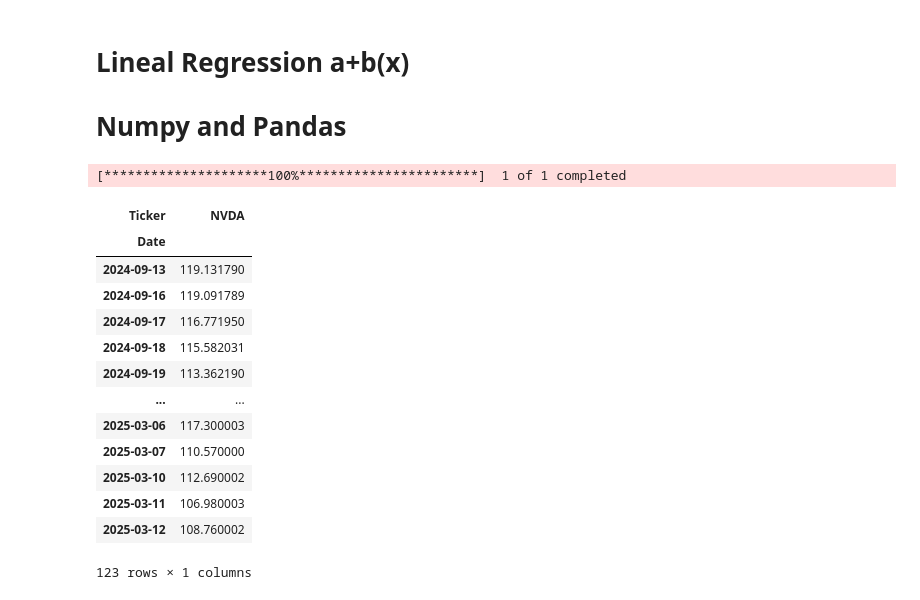
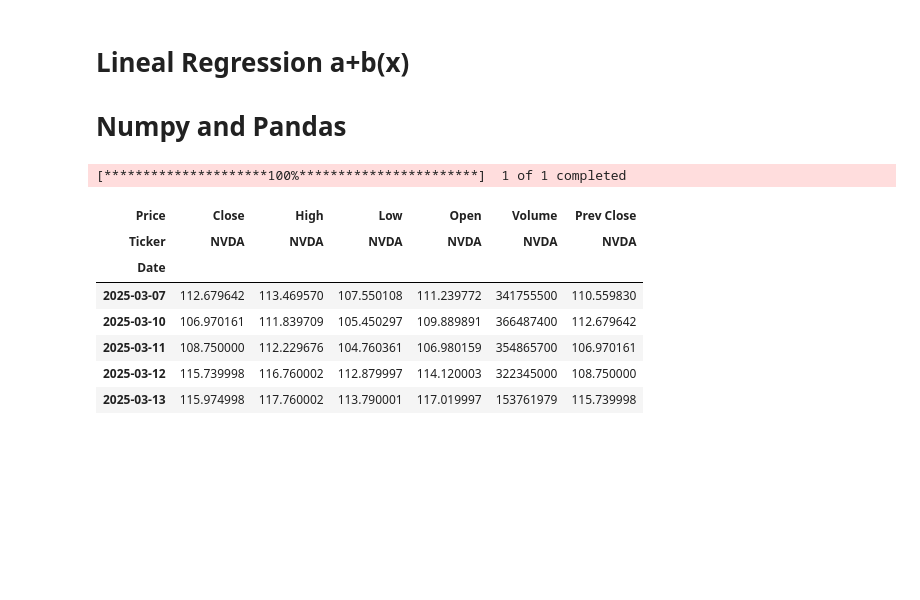
Before and after one commit to W0480628/Stock-Market, a Jupyter notebook: StockMrket.ipynb, the cells around one changed output. Cells and saved outputs as stored; diff of their text form; code cells hidden in the pictures; blank space fills up the shorter version.

```diff
--- a/StockMrket.ipynb
+++ b/StockMrket.ipynb
@@ -4,38 +4,31 @@
 # %%
 import yfinance as yf
 import numpy as np
 import matplotlib.pyplot as plt
 import pandas as pd
+from sklearn import metrics
 dat = yf.Ticker("NVDA")
 df = yf.download(["NVDA"], period='6mo')
 df[('Prev Close', 'NVDA')] = df[('Close', 'NVDA')].shift(1)  # Shifted by 1 to use previous day's close to predict today's
 df.dropna(inplace=True)  # Remove rows with NaN values
 df.tail()
-df['Prev Close']
-
 # df['Prev Close']
 
 # dat.calendar
 # dat.analyst_price_targets
 # dat.quarterly_income_stmt
 # dat.history(period='1mo')
 # dat.option_chain(dat.options[0]).calls
 # %% [output]
 [*********************100%***********************]  1 of 1 completed
-| Ticker | NVDA |
-| Date |  |
-| 2024-09-13 | 119.131790 |
-| 2024-09-16 | 119.091789 |
-| 2024-09-17 | 116.771950 |
-| 2024-09-18 | 115.582031 |
-| 2024-09-19 | 113.362190 |
-| ... | ... |
-| 2025-03-06 | 117.300003 |
-| 2025-03-07 | 110.570000 |
-| 2025-03-10 | 112.690002 |
-| 2025-03-11 | 106.980003 |
-| 2025-03-12 | 108.760002 |
+| Price | Close | High | Low | Open | Volume | Prev Close |
+| Ticker | NVDA | NVDA | NVDA | NVDA | NVDA | NVDA |
+| Date |  |  |  |  |  |  |
+| 2025-03-07 | 112.679642 | 113.469570 | 107.550108 | 111.239772 | 341755500 | 110.559830 |
+| 2025-03-10 | 106.970161 | 111.839709 | 105.450297 | 109.889891 | 366487400 | 112.679642 |
+| 2025-03-11 | 108.750000 | 112.229676 | 104.760361 | 106.980159 | 354865700 | 106.970161 |
+| 2025-03-12 | 115.739998 | 116.760002 | 112.879997 | 114.120003 | 322345000 | 108.750000 |
+| 2025-03-13 | 115.974998 | 117.760002 | 113.790001 | 117.019997 | 153761979 | 115.739998 |
-123 rows × 1 columns
 # %%
 x = df["Prev Close"]
 y = df["Close"]
```
Also changed, not shown: parts of 11 cells of this notebook, 2 other files.
